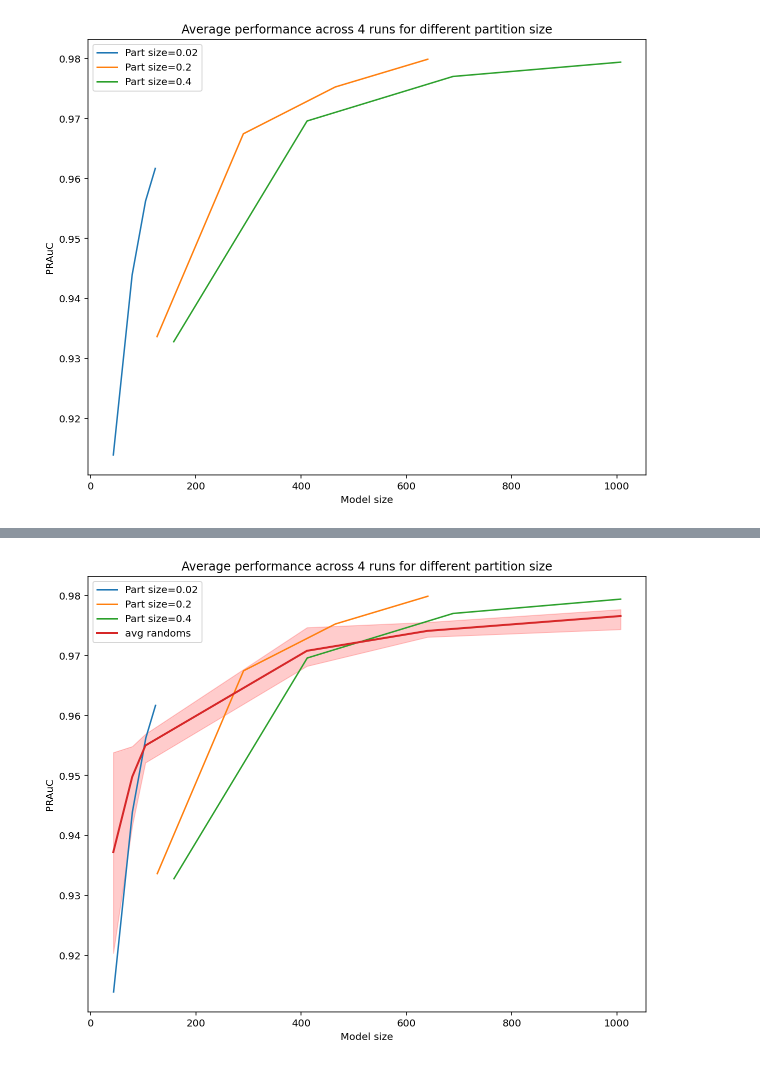
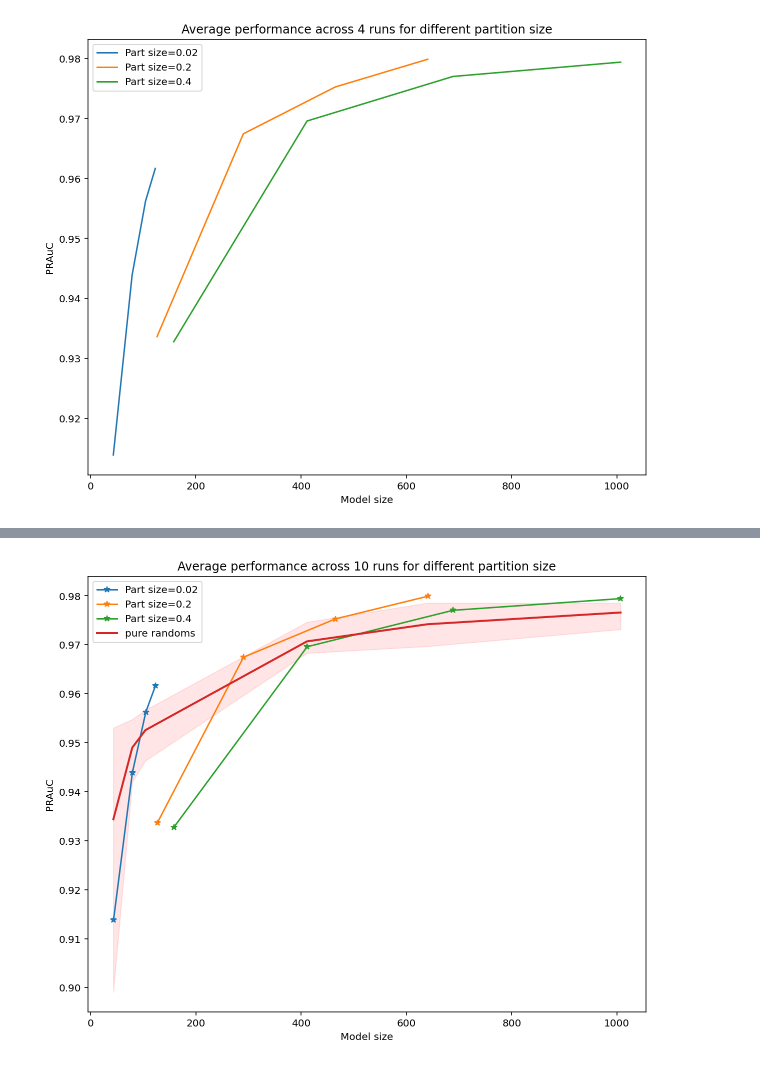
Before and after one commit to jrybicki-jsc/smms, a Jupyter notebook: graphla/newcluster_results.ipynb, the cells around one changed output, grey strips where cells are left out. Drawn from its saved outputs; the diff is of its cells as text; code cells hidden in the pictures.

```diff
--- a/graphla/newcluster_results.ipynb
+++ b/graphla/newcluster_results.ipynb
@@ -610,13 +611,12 @@ def extract_sizes(path):
         sizes.append(int(fname.split('-')[0]))
     return sorted(sizes)
 # %%
-def read_randoms(di):
+def read_randoms(di,runs=4):
     rres = dict()
     gms = extract_sizes(f"../res/newclusterres/{di}/4/*-evalresults.pickle")
     print('Got sizes: ',gms)
-    gms.remove(123)
-    gms.remove(126)
-    for seed in range(1,5):
+
+    for seed in range(1,runs+1):
         aucs = list()
         sizes = list()
         for size in gms:
@@ -626,7 +626,7 @@ def read_randoms(di):
             [p1, r1, thresholds] = precision_recall_curve(df['true_val'], df['prob'])
             aucs.append(auc(r1, p1))
 
-            _, net = load_net(net_name)
+            #_, net = load_net(net_name)
             sizes.append(size)
         rres[seed] = [aucs, sizes]
 
@@ -641,4 +639,4 @@ def read_randoms(di):
 # %%
-randres = read_randoms(di='break-rand')
+randres = read_randoms(di='break10',runs=10)
 #constres = read_randoms(di='break-const')
 # %% [output]
@@ -676,17 +656,17 @@ plt.legend();
 # %%
 
 plt.figure(figsize=(10,8))
-plt.title('Average performance across 4 runs for different partition size')
+plt.title(f"Average performance across {len(randres)} runs for different partition size")
 for suffix, data in rres.items():
     x,y,may,miy = get_avgs(results=data)
-    plt.plot(x, y, label=f"Part size={suffix.replace('0', '0.', 1)}")
+    plt.plot(x, y,'-*', label=f"Part size={suffix.replace('0', '0.', 1)}")
 
 x,y,may,miy = get_avgs(results=randres)
-plt.plot(x, y, lw=2, label=f"avg randoms")
-plt.fill_between(x, may, miy, alpha=0.2,color='red', interpolate=True)
+plt.plot(x, y, lw=2, label=f"pure randoms")
+plt.fill_between(x, may, miy, alpha=0.1,color='red', interpolate=True)
 
 plt.xlabel('Model size')
 plt.ylabel('PRAuC')
 plt.legend();
 # %% [output]
-[figure, old version]
+[figure, new version]
```
Also changed, not shown: parts of 5 cells of this notebook.
